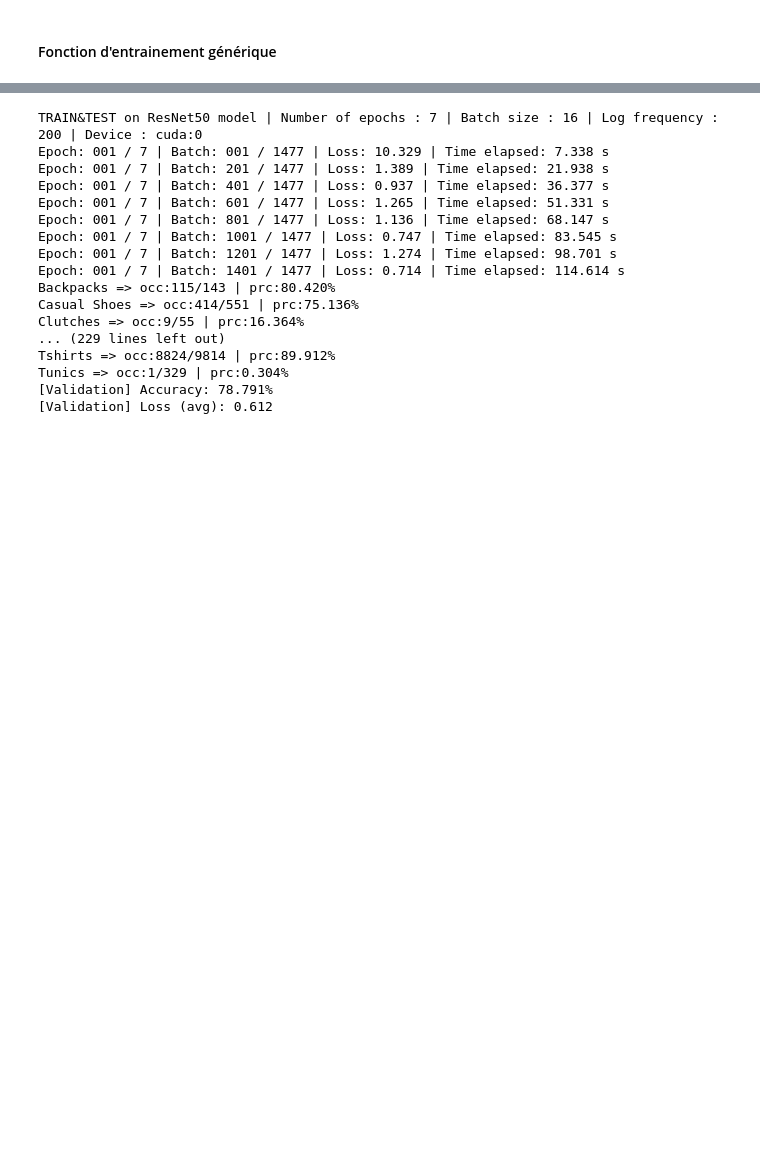
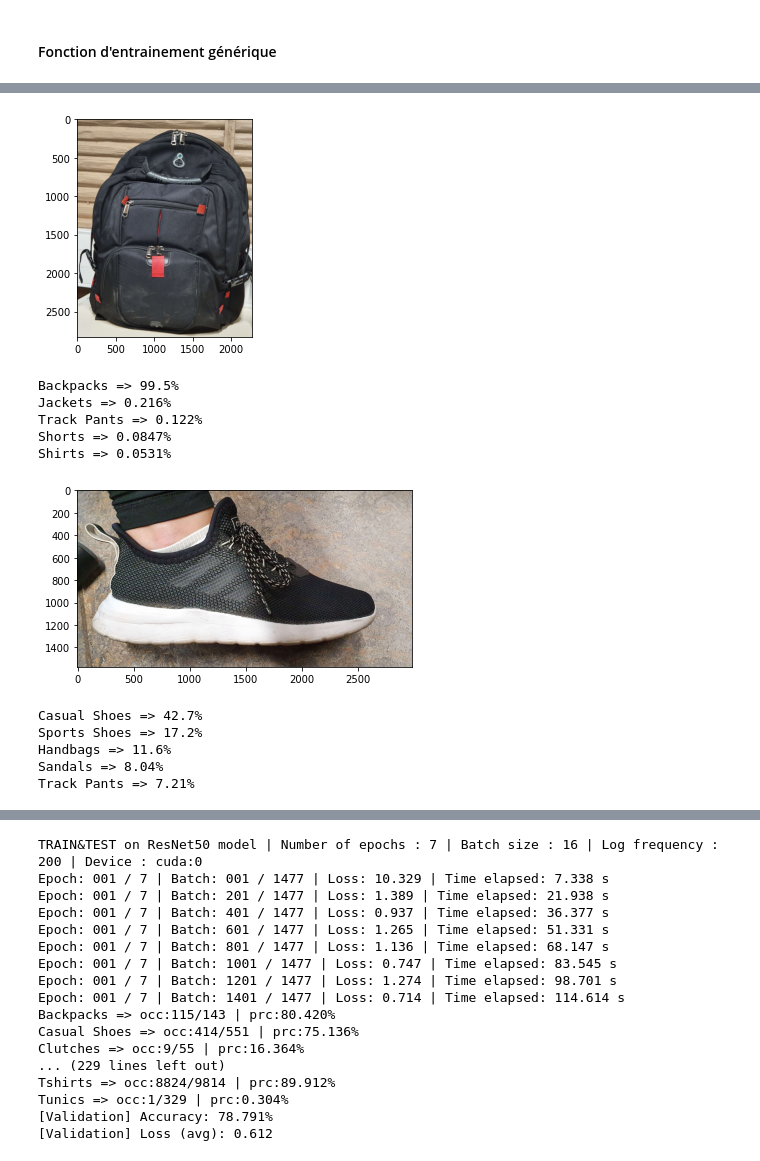
Before and after one commit to KontainPluton/TPs_Artificial_Neural_Network, a Jupyter notebook: Projet/Projet_Fashion.ipynb, the cells around one changed output, grey strips where cells are left out. Saved outputs shown, nothing was run; the diff lists cells and outputs as text; code cells hidden in the pictures; blank space fills up the shorter version.

```diff
--- a/Projet/Projet_Fashion.ipynb
+++ b/Projet/Projet_Fashion.ipynb
@@ -457,3 +462,30 @@ FILE
+# %%
+def make_a_prediction(image_path,model,device):
+
+    # Show an image of the dataset
+    image = cv2.imread(image_path)
+    image = cv2.cvtColor(image, cv2.COLOR_BGR2RGB)
+    #image = cv2.cvtColor(image, cv2.COLOR_BGR5652GRAY)
+    plt.imshow(image)
+    plt.show()
+
+    tensor_image = transform(image)
+
+    # Reshape, crop, and normalize the input tensor for feeding into network for evaluation
+    tensor_image_unsqueeze = torch.unsqueeze(tensor_image, 0)
+    tensor_image_unsqueeze = tensor_image_unsqueeze.to(device)
+
+    model.eval()
+
+    logits = model(tensor_image_unsqueeze) # pass forward
+    distrib_prob = torch.nn.Softmax(dim=1)(logits)
+    proba, predicted = torch.topk(distrib_prob, 5, 1) # decision rule, we select the max
+
+    proba_list = proba.tolist()[0]
+    i = 0
+    for predict in predicted.tolist()[0]:
+        print("{} => {:.3}%".format(article_type_dict.loc[article_type_dict.articleTypeCode == predict].values[0][1], proba_list[i] * 100))
+        i += 1
 # %% [markdown]
 #### **Modèle : ResNet18**
 
@@ -524,3 +554,21 @@ Epoch: 010 / 10 | Batch: 1401 / 1477 | Loss: 0.500 | Time elapsed: 1001.866 s
+# %%
+### RESNET 18 PRETRAINED INFERENCE
+
+make_a_prediction("testing-images/20221007_112132.jpg",resnet18_pretrained,device)
+make_a_prediction("testing-images/20221007_111900.jpg",resnet18_pretrained,device)
+# %% [output]
+[figure, added]
+Backpacks => 99.5%
+Jackets => 0.216%
+Track Pants => 0.122%
+Shorts => 0.0847%
+Shirts => 0.0531%
+[figure, added]
+Casual Shoes => 42.7%
+Sports Shoes => 17.2%
+Handbags => 11.6%
+Sandals => 8.04%
+Track Pants => 7.21%
 # %% [markdown]
 #### **Model ResNet50**
 
```
Also changed, not shown: parts of 33 cells of this notebook, 1 other file.
